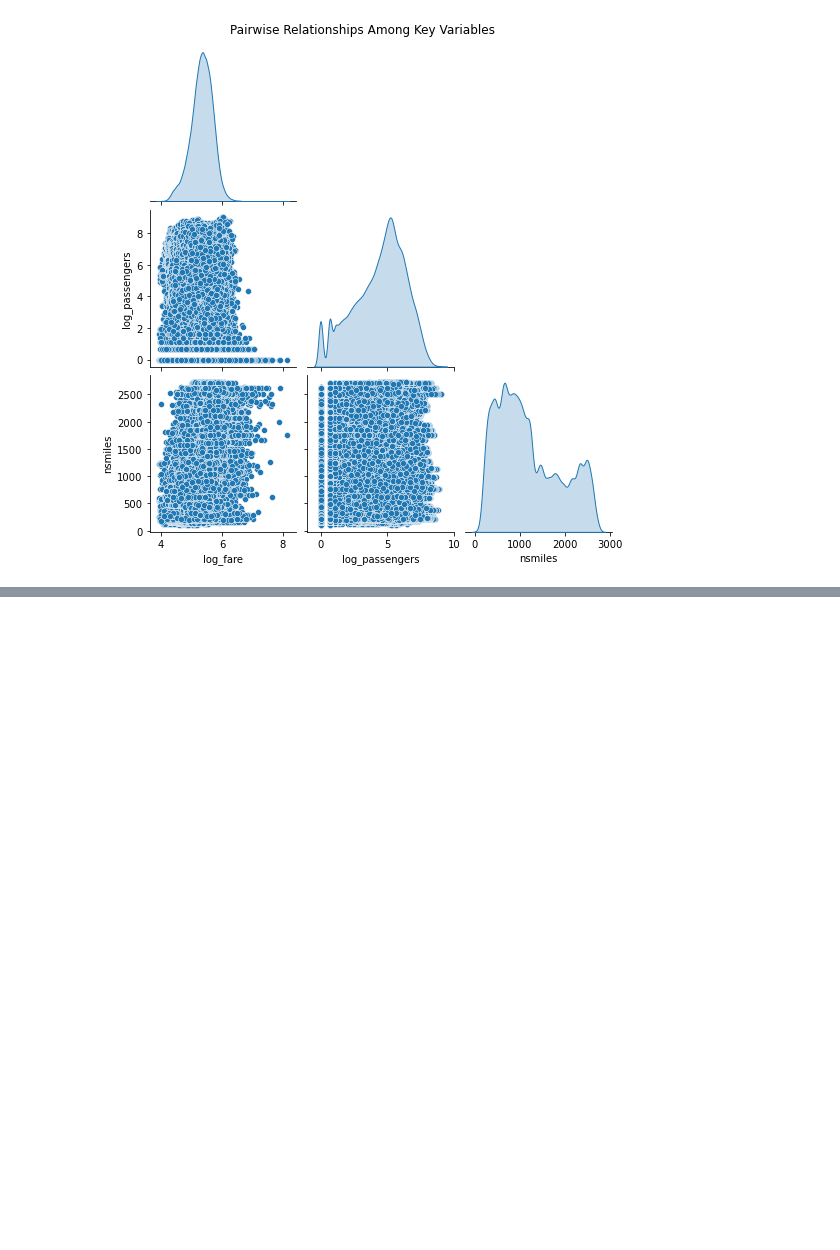
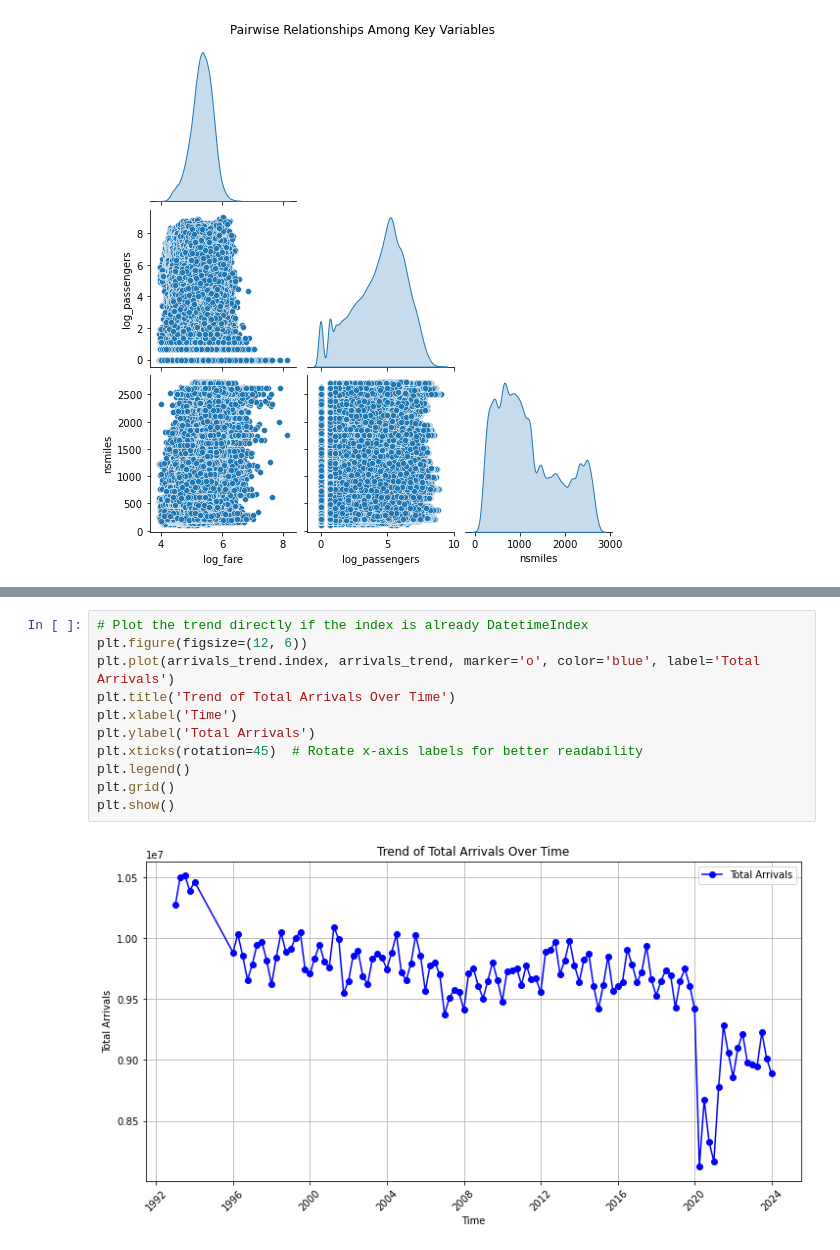
Before and after one commit to RichelCode/Time-Series-Project, a Jupyter notebook: Time Series Project.ipynb, the cells around one changed output, grey strips where cells are left out. Saved outputs shown, nothing was run; the diff lists cells and outputs as text; blank space fills up the shorter version.

Commit message:
Added new features like the state , city and number of arrivals. Also included more graphics.

```diff
--- a/Time Series Project.ipynb
+++ b/Time Series Project.ipynb
@@ -474,0 +523,13 @@ The pairplot illustrates the pairwise relationships and distributions of key var
+# %%
+# Plot the trend directly if the index is already DatetimeIndex
+plt.figure(figsize=(12, 6))
+plt.plot(arrivals_trend.index, arrivals_trend, marker='o', color='blue', label='Total Arrivals')
+plt.title('Trend of Total Arrivals Over Time')
+plt.xlabel('Time')
+plt.ylabel('Total Arrivals')
+plt.xticks(rotation=45)  # Rotate x-axis labels for better readability
+plt.legend()
+plt.grid()
+plt.show()
+# %% [output]
+[figure, added]
```
Also changed, not shown: parts of 13 cells of this notebook.
